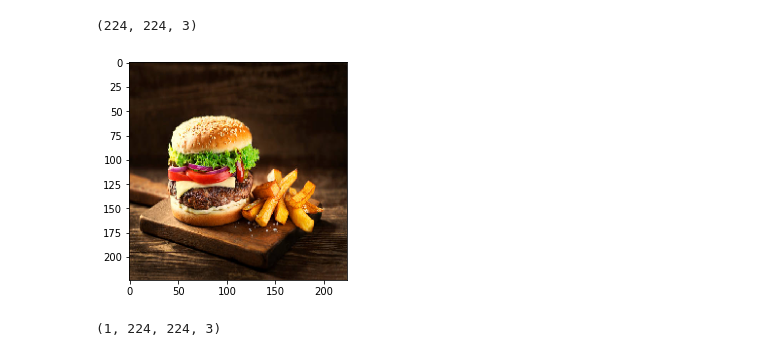
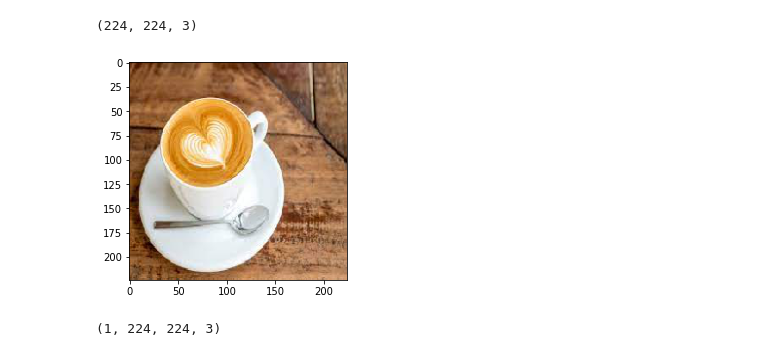
Before and after one commit to ardeeshany/Deep-Learning-Projects, a Jupyter notebook: 2022_04_DL_Keras_Img_Projects.ipynb, the cells around one changed output. Cells and saved outputs as stored; diff of their text form; code cells hidden in the pictures.

```diff
--- a/2022_04_DL_Keras_Img_Projects.ipynb
+++ b/2022_04_DL_Keras_Img_Projects.ipynb
@@ -3,13 +3,13 @@
 # %%
 import matplotlib.pyplot as plt
 from keras.preprocessing import image
-myimg = image.load_img("/content/hmbrgr.jpg", target_size=(224, 224))
+myimg = image.load_img("/content/drive/MyDrive/Colab Notebooks/Images/coffee.jpeg", target_size=(224, 224))
 plt.imshow(myimg);
 myimg_array = image.img_to_array(myimg)
 myimg_array.shape
 # %% [output]
 (224, 224, 3)
-[figure, old version]
+[figure, new version]
 # %%
 import numpy as np
 from keras.applications.resnet import ResNet50, preprocess_input, decode_predictions
```
Also changed, not shown: parts of 11 cells of this notebook.
